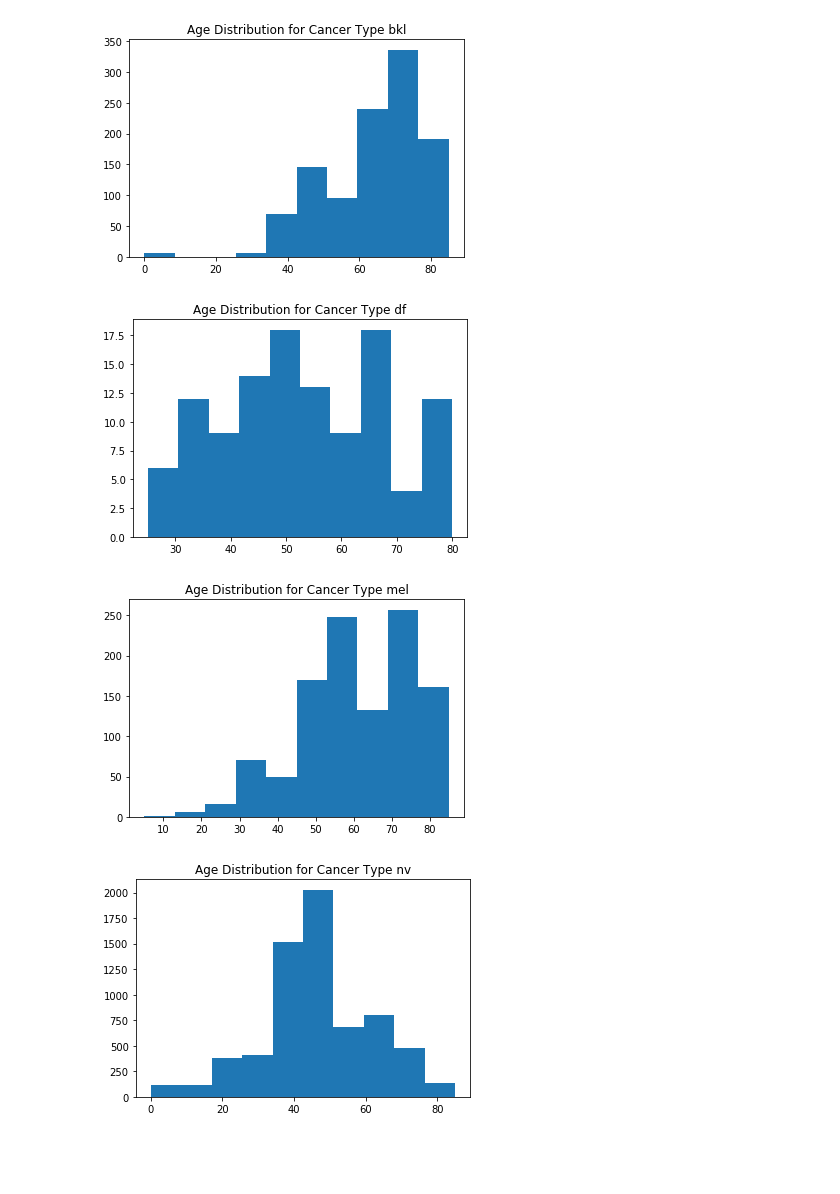
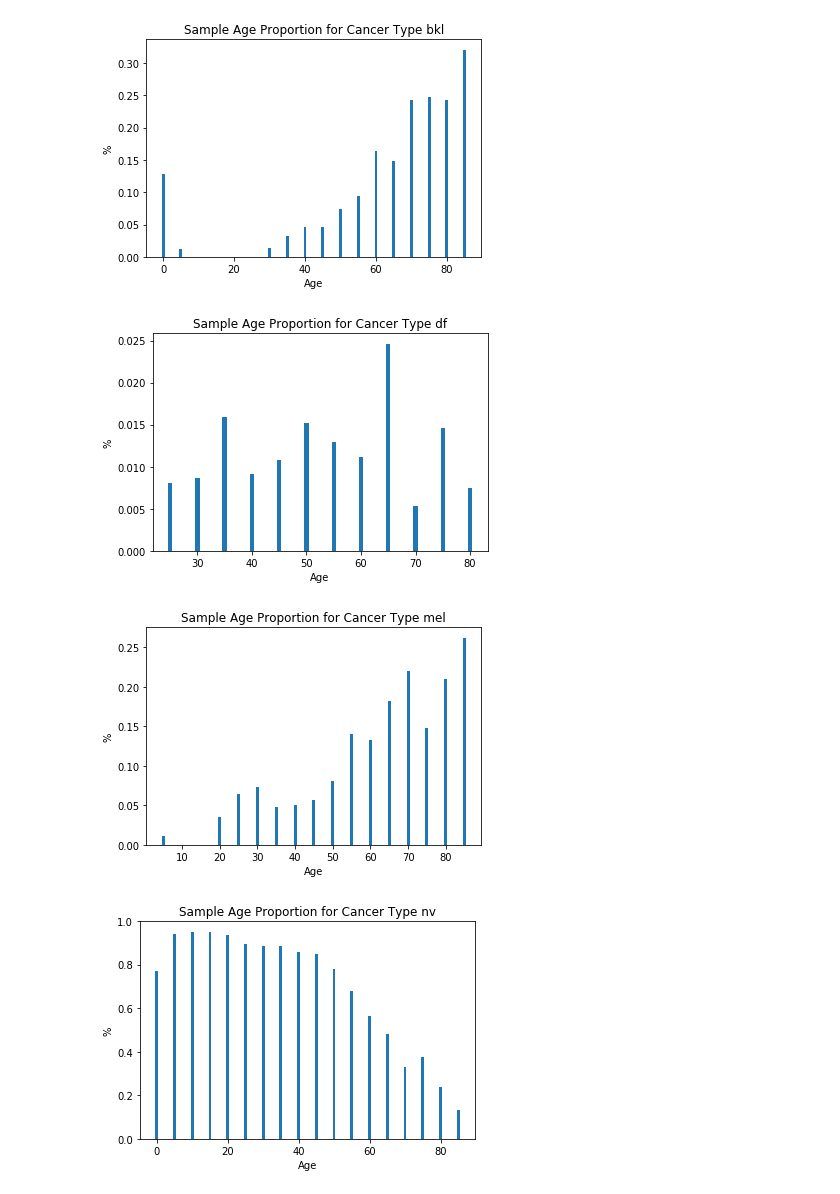
Before and after one commit to ankit-shukla-dev/SkinCancerClassification, a Jupyter notebook: CSV_Model.ipynb, the cells around one changed output. Saved outputs shown, nothing was run; the diff lists cells and outputs as text; code cells hidden in the pictures; blank space fills up the shorter version.

```diff
--- a/CSV_Model.ipynb
+++ b/CSV_Model.ipynb
@@ -62,0 +32,15 @@ df
+# %%
+df_new.fillna(round(mean(df_new['age']), -1), inplace=True)
+# %%
+cancer_types = sorted(df['dx'].unique())
+agex = sorted(df['sex'].unique())
+total_age = df_new.groupby('sex').count()['dx']
+for i in range(6):
+    plt.figure(500)
+    age = df_new[df_new['dx']==i].groupby('sex').count()['dx']
+    age_prop = [age[age.index[j]]/total_age[age.index[j]] for j, _ in enumerate(age)]
+    plt.bar(age.index, age_prop)
+    plt.title("Sample Sex Proportion for Cancer Type " + cancer_types[i])
+    plt.xlabel("Sex")
+    plt.ylabel("%")
+    plt.show()
@@ -63,9 +54,14 @@ df
 # %%
 cancer_types = sorted(df['dx'].unique())
+agex = sorted(df['age'].unique())
+total_age = df_new.groupby('age').count()['dx']
 for i in range(6):
     plt.figure(500)
-    age = df_new[df_new['dx']==i]['age']
-    plt.hist(age)
-    plt.title("Age Distribution for Cancer Type " + cancer_types[i])
+    age = df_new[df_new['dx']==i].groupby('age').count()['dx']
+    age_prop = [age[age.index[j]]/total_age[age.index[j]] for j, _ in enumerate(age)]
+    plt.bar(age.index, age_prop)
+    plt.title("Sample Age Proportion for Cancer Type " + cancer_types[i])
+    plt.xlabel("Age")
+    plt.ylabel("%")
     plt.show()
 # %% [output]
@@ -74,4 +70,4 @@ for i in range(6):
-[figure, old version]
+[figure, new version]
-[figure, old version]
+[figure, new version]
-[figure, old version]
+[figure, new version]
-[figure, old version]
+[figure, new version]
```
Also changed, not shown: parts of 13 cells of this notebook.
